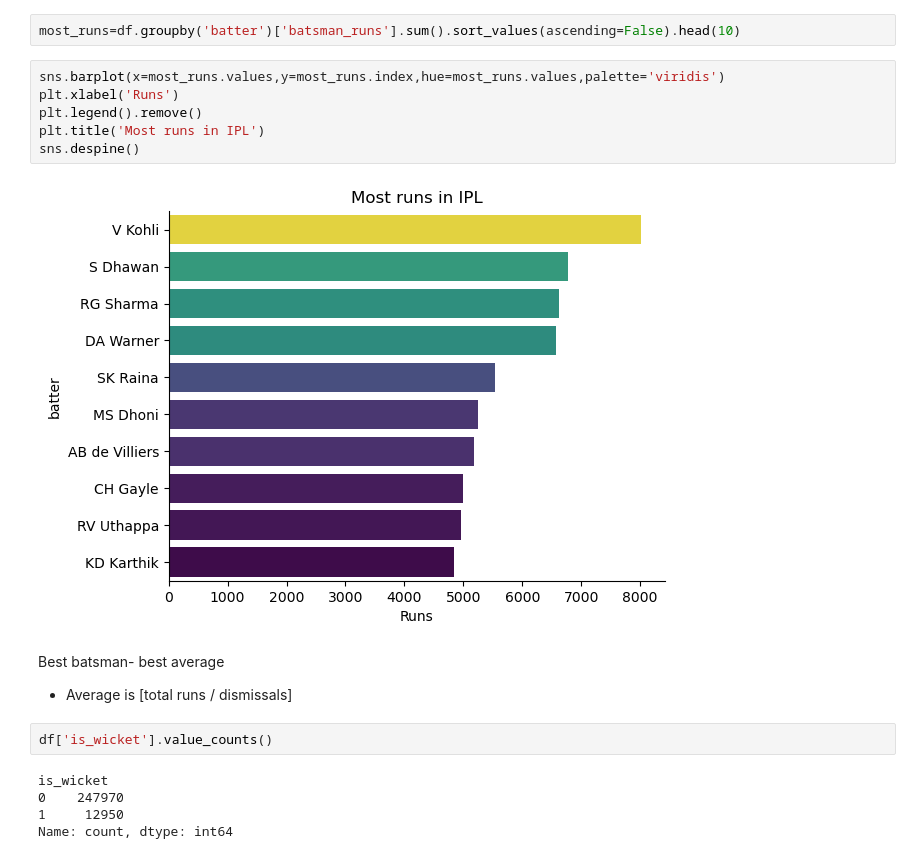
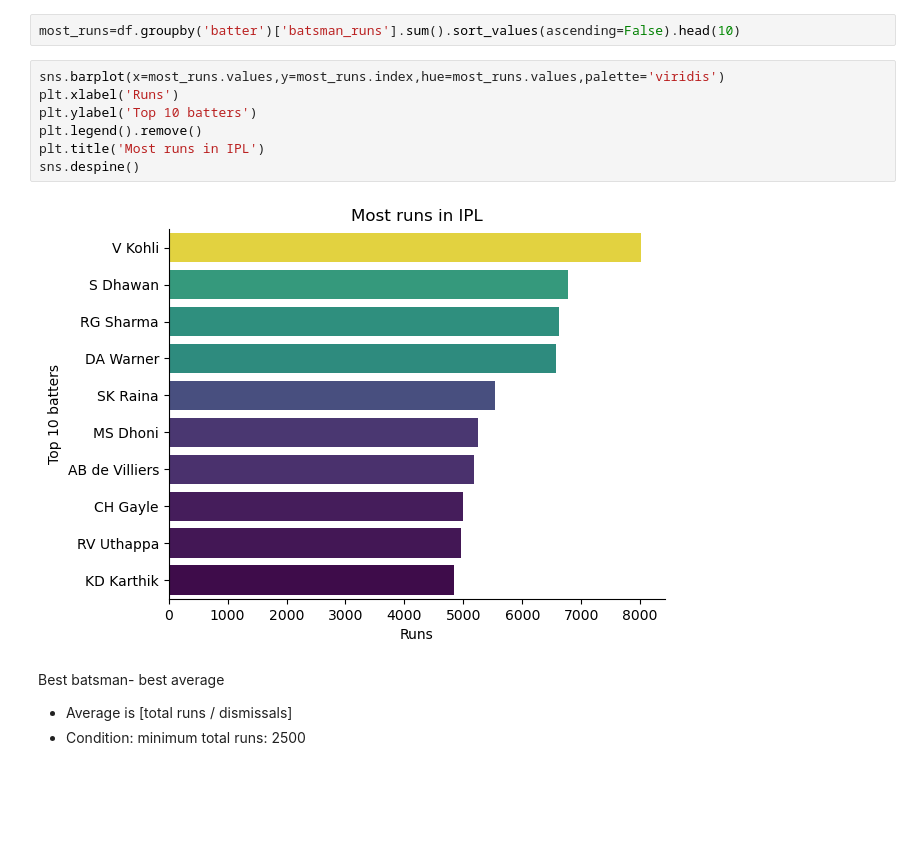
Before and after one commit to Prashant0594/python_data_projects, a Jupyter notebook: project_IPL_analysis/best_batsman.ipynb, the cells around one changed output. Cells and saved outputs as stored; diff of their text form; blank space fills up the shorter version.

```diff
--- a/project_IPL_analysis/best_batsman.ipynb
+++ b/project_IPL_analysis/best_batsman.ipynb
@@ -29,19 +29,14 @@ most_runs=df.groupby('batter')['batsman_runs'].sum().sort_values(ascending=False
 # %%
 sns.barplot(x=most_runs.values,y=most_runs.index,hue=most_runs.values,palette='viridis')
 plt.xlabel('Runs')
+plt.ylabel('Top 10 batters')
 plt.legend().remove()
 plt.title('Most runs in IPL')
 sns.despine()
 # %% [output]
-[figure, old version]
+[figure, new version]
 # %% [markdown]
 Best batsman- best average
 
 - Average is [total runs / dismissals]
+- Condition: minimum total runs: 2500
-# %%
-df['is_wicket'].value_counts()
-# %% [output]
-is_wicket
-0    247970
-1     12950
-Name: count, dtype: int64
```
Also changed, not shown: parts of 7 cells of this notebook.
